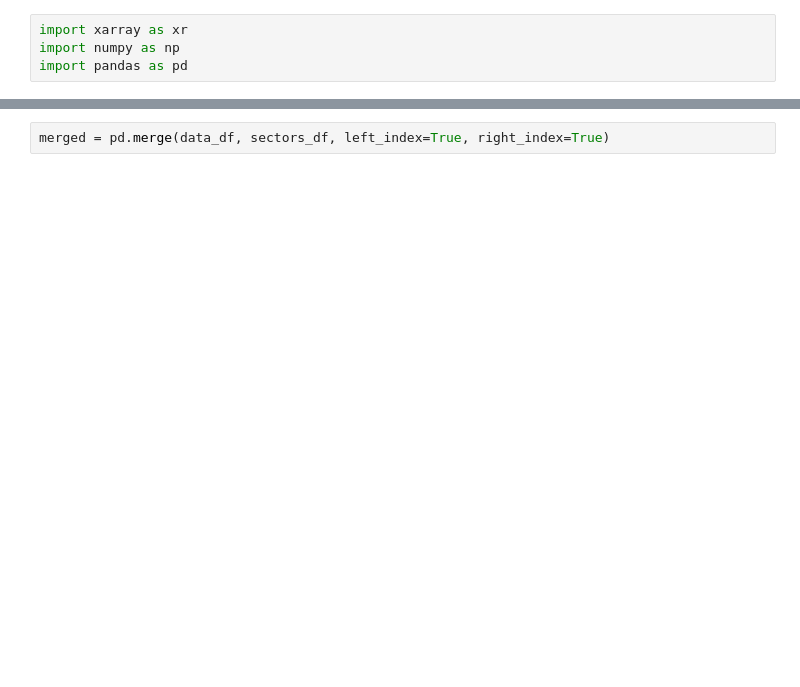
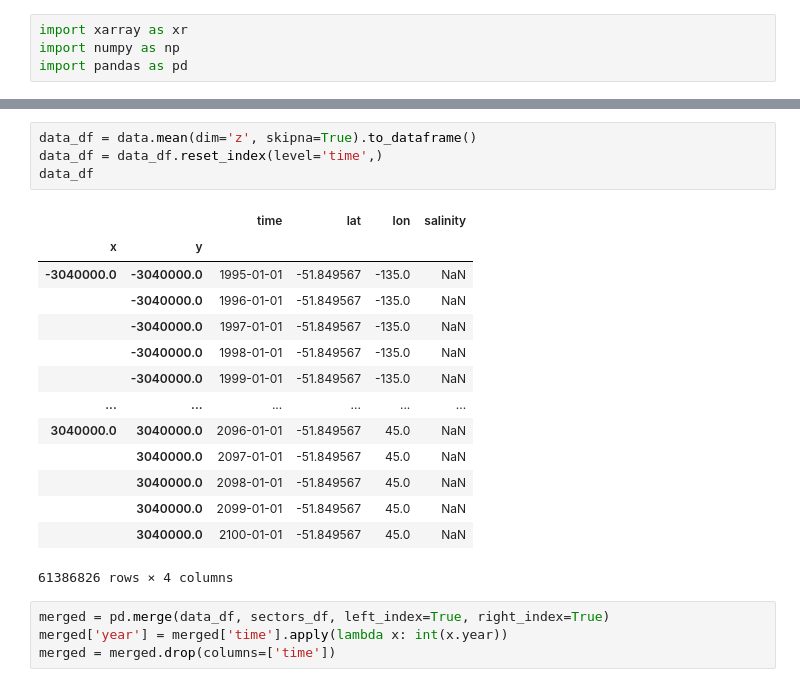
Before and after one commit to Brown-SciML/ise, a Jupyter notebook: src/data/viewing/open_NetCDF.ipynb, the cells around one changed output, grey strips where cells are left out. Saved outputs shown, nothing was run; the diff lists cells and outputs as text; blank space fills up the shorter version.

```diff
--- a/src/data/viewing/open_NetCDF.ipynb
+++ b/src/data/viewing/open_NetCDF.ipynb
@@ -72,2 +65,23 @@ all_data
+# %%
+data_df = data.mean(dim='z', skipna=True).to_dataframe()
+data_df = data_df.reset_index(level='time',)
+data_df
+# %% [output]
+|  |  | time | lat | lon | salinity |
+| x | y |  |  |  |  |
+| -3040000.0 | -3040000.0 | 1995-01-01 | -51.849567 | -135.0 | NaN |
+|  | -3040000.0 | 1996-01-01 | -51.849567 | -135.0 | NaN |
+|  | -3040000.0 | 1997-01-01 | -51.849567 | -135.0 | NaN |
+|  | -3040000.0 | 1998-01-01 | -51.849567 | -135.0 | NaN |
+|  | -3040000.0 | 1999-01-01 | -51.849567 | -135.0 | NaN |
+| ... | ... | ... | ... | ... | ... |
+| 3040000.0 | 3040000.0 | 2096-01-01 | -51.849567 | 45.0 | NaN |
+|  | 3040000.0 | 2097-01-01 | -51.849567 | 45.0 | NaN |
+|  | 3040000.0 | 2098-01-01 | -51.849567 | 45.0 | NaN |
+|  | 3040000.0 | 2099-01-01 | -51.849567 | 45.0 | NaN |
+|  | 3040000.0 | 2100-01-01 | -51.849567 | 45.0 | NaN |
+61386826 rows × 4 columns
 # %%
 merged = pd.merge(data_df, sectors_df, left_index=True, right_index=True)
+merged['year'] = merged['time'].apply(lambda x: int(x.year))
+merged = merged.drop(columns=['time'])
```
Also changed, not shown: parts of 22 cells of this notebook, 5 other files.
